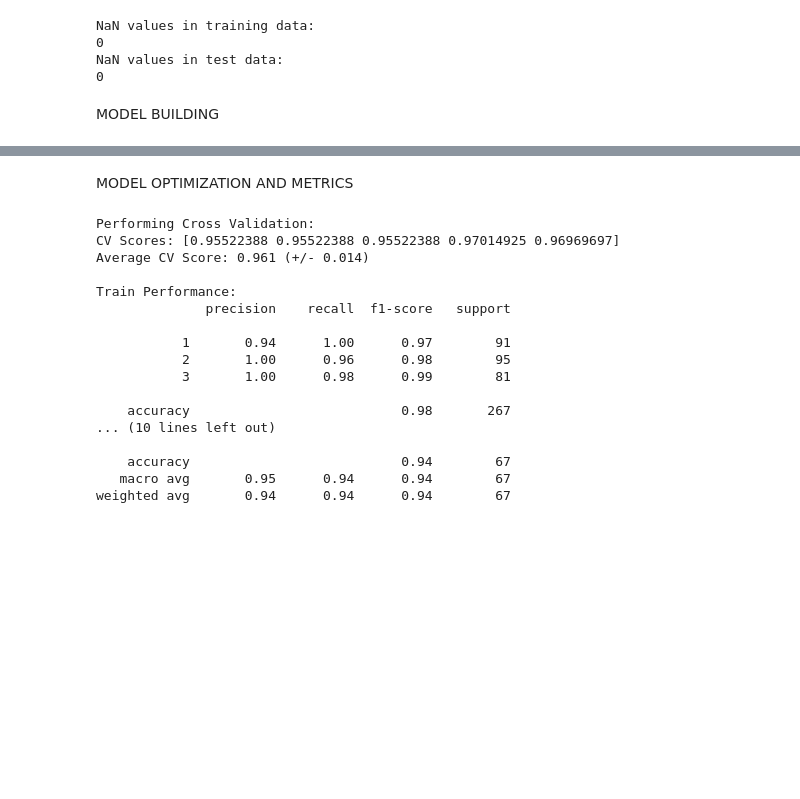
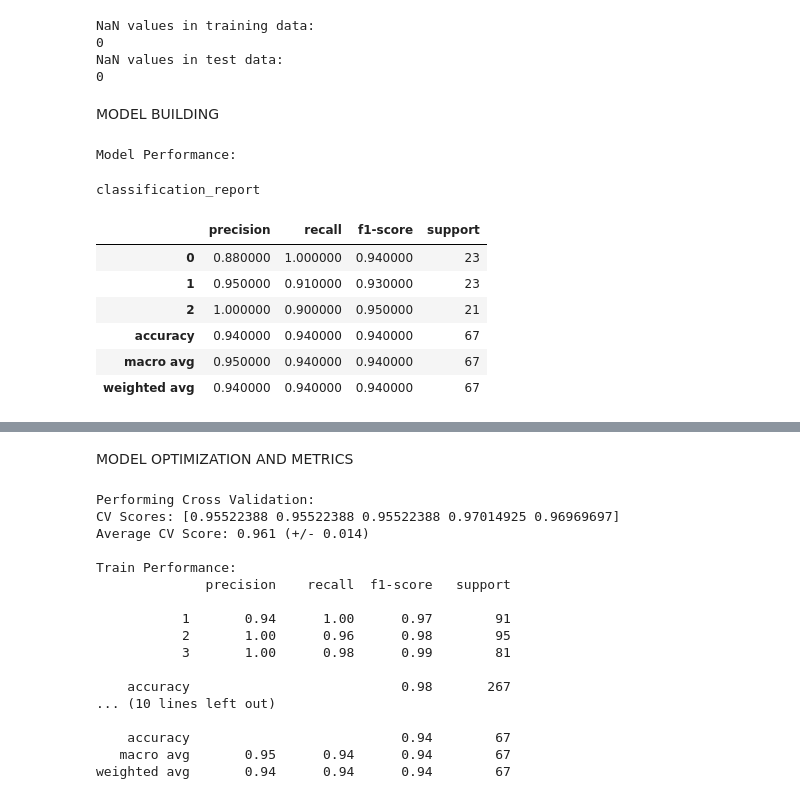
Before and after one commit to poornikabonam/Colon_Cancer_Prediction_Model, a Jupyter notebook: Colon_Cancer_Prediction.ipynb, the cells around one changed output, grey strips where cells are left out. Cells and saved outputs as stored; diff of their text form; code cells hidden in the pictures; blank space fills up the shorter version.

Commit message:
added classification report

```diff
--- a/Colon_Cancer_Prediction.ipynb
+++ b/Colon_Cancer_Prediction.ipynb
@@ -244,4 +244,39 @@ NaN values in test data:
 0
 # %% [markdown]
 MODEL BUILDING
+# %%
+# Training Random Forest model with 100 trees
+# to avoid overfitting, we can use hyperparameter tuning to find the best parameters
+# Random Forest is used as it is an ensemble learning method that combines multiple decision trees to create a more accurate model
+
+# Initialize Random Forest model
+rf_model = RandomForestClassifier(n_estimators=100, random_state=42,max_depth=10,max_features='sqrt',min_samples_split=10,min_samples_leaf=5)
+rf_model.fit(X_train, y_train)
+
+# Make predictions
+y_pred = rf_model.predict(X_test)
+
+# Print model performance
+print("\nModel Performance:")
+out_df = pd.DataFrame(classification_report(y_test,y_pred, output_dict=True)).T
+# Order cols
+out_df[["precision","recall","f1-score","support"]]
+# Round
+out_df[["precision","recall","f1-score"]]= out_df[["precision","recall","f1-score"]].apply(lambda x: round(x,2))
+out_df[["support"]]= out_df[["support"]].apply(lambda x: x.astype(int))
+# Add suport to avg
+out_df.loc['accuracy', 'support'] = out_df.loc['weighted avg', 'support']
+
+out_df = out_df.style.set_caption("classification_report")
+out_df
+# %% [output]
+Model Performance:
+classification_report
+|  | precision | recall | f1-score | support |
+| 0 | 0.880000 | 1.000000 | 0.940000 | 23 |
+| 1 | 0.950000 | 0.910000 | 0.930000 | 23 |
+| 2 | 1.000000 | 0.900000 | 0.950000 | 21 |
+| accuracy | 0.940000 | 0.940000 | 0.940000 | 67 |
+| macro avg | 0.950000 | 0.940000 | 0.940000 | 67 |
+| weighted avg | 0.940000 | 0.940000 | 0.940000 | 67 |
 # %%
```
Also changed, not shown: parts of 1 cell of this notebook.
